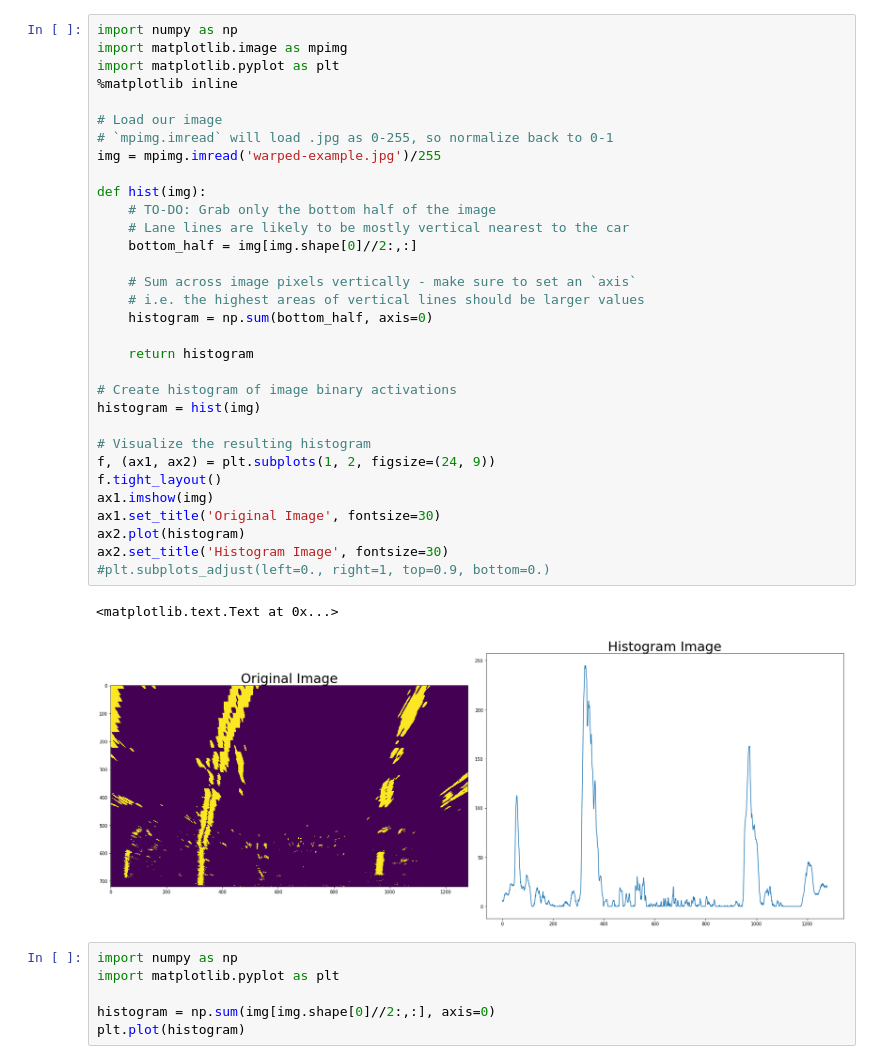
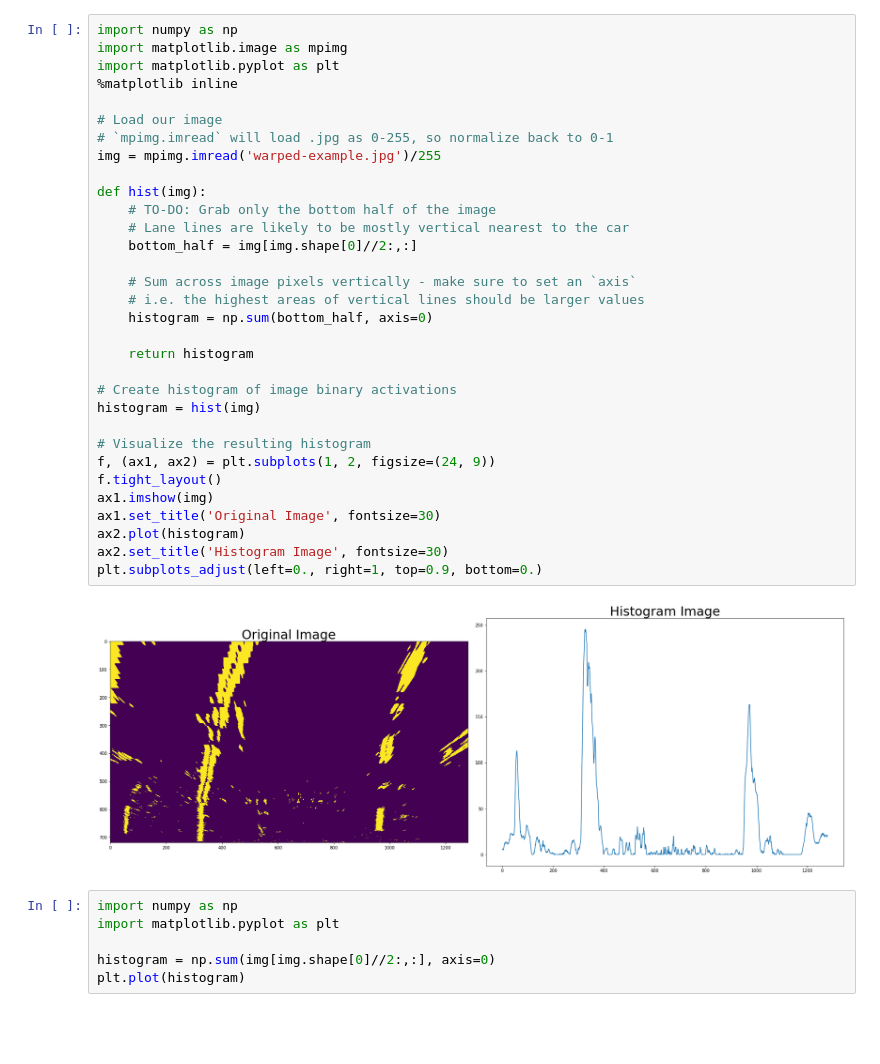
Before and after one commit to Lplenka/UdacitySelfDrivingCarNanoDegree, a Jupyter notebook: Lesson9/Line Finding Method- Peaks in a Histogram.ipynb, the cells around one changed output. Drawn from its saved outputs; the diff is of its cells as text; blank space fills up the shorter version.

```diff
--- a/Lesson9/Line Finding Method- Peaks in a Histogram.ipynb
+++ b/Lesson9/Line Finding Method- Peaks in a Histogram.ipynb
@@ -3,36 +3,35 @@ import numpy as np
 import matplotlib.image as mpimg
 import matplotlib.pyplot as plt
 %matplotlib inline
 
 # Load our image
 # `mpimg.imread` will load .jpg as 0-255, so normalize back to 0-1
 img = mpimg.imread('warped-example.jpg')/255
 
 def hist(img):
     # TO-DO: Grab only the bottom half of the image
     # Lane lines are likely to be mostly vertical nearest to the car
     bottom_half = img[img.shape[0]//2:,:]
 
     # Sum across image pixels vertically - make sure to set an `axis`
     # i.e. the highest areas of vertical lines should be larger values
     histogram = np.sum(bottom_half, axis=0)
 
     return histogram
 
 # Create histogram of image binary activations
 histogram = hist(img)
 
 # Visualize the resulting histogram
 f, (ax1, ax2) = plt.subplots(1, 2, figsize=(24, 9))
 f.tight_layout()
 ax1.imshow(img)
 ax1.set_title('Original Image', fontsize=30)
 ax2.plot(histogram)
 ax2.set_title('Histogram Image', fontsize=30)
-#plt.subplots_adjust(left=0., right=1, top=0.9, bottom=0.)
+plt.subplots_adjust(left=0., right=1, top=0.9, bottom=0.)
 # %% [output]
-<matplotlib.text.Text at 0x...>
-[figure, old version]
+[figure, new version]
 # %%
 import numpy as np
 import matplotlib.pyplot as plt
```
Also changed, not shown: 2 other files.
